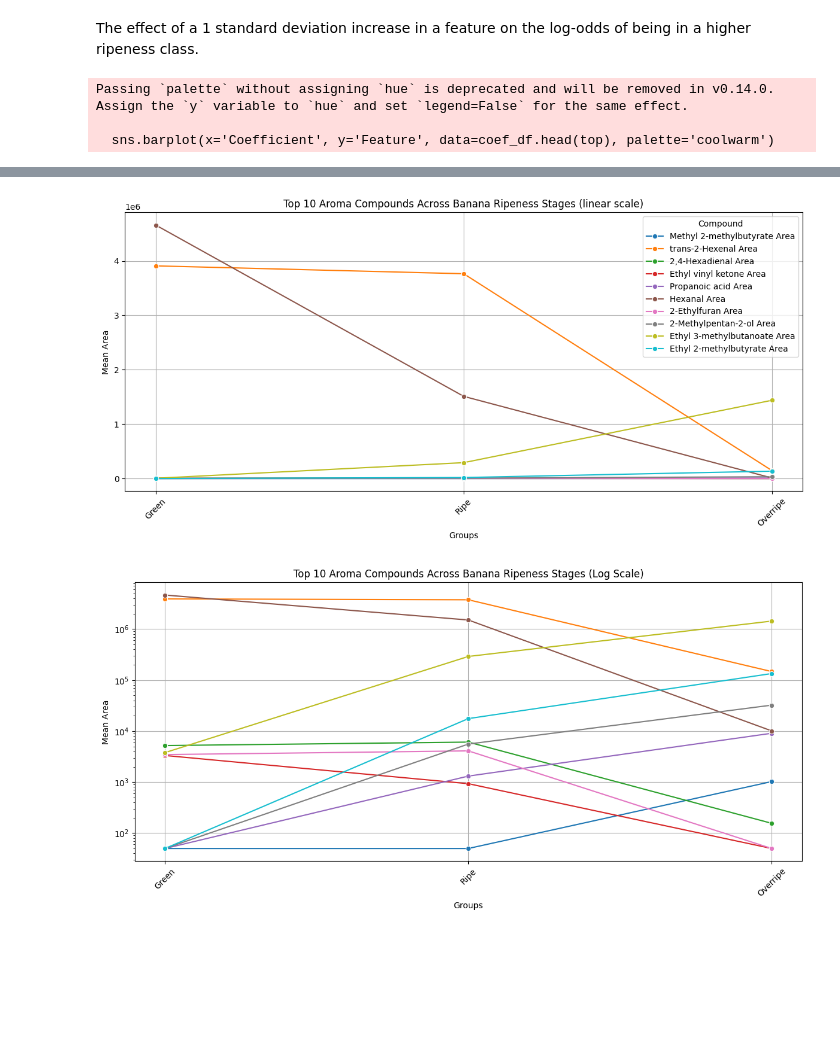
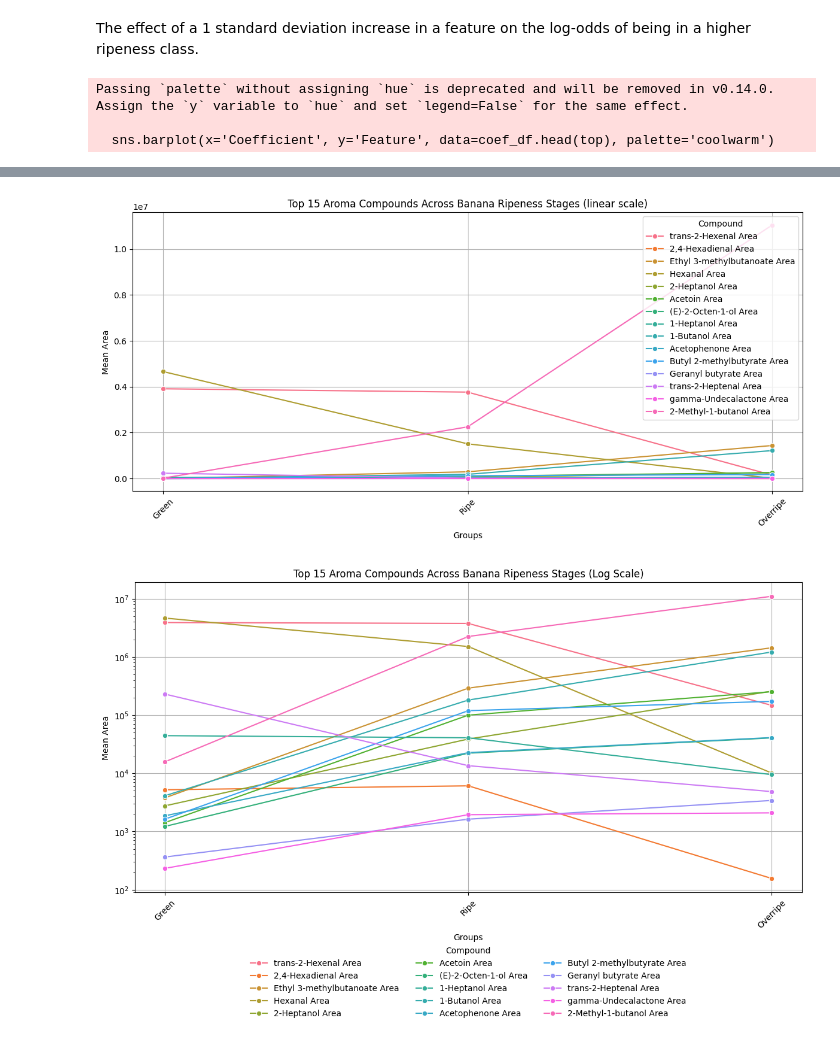
Before and after one commit to subarumuroi/downstream_analysis, a Jupyter notebook: banana ordinal regression.ipynb, the cells around one changed output, grey strips where cells are left out. Cells and saved outputs as stored; diff of their text form; code cells hidden in the pictures; blank space fills up the shorter version.

```diff
--- a/banana ordinal regression.ipynb
+++ b/banana ordinal regression.ipynb
@@ -10,14 +12,26 @@ from mord import LogisticAT  # Ordinal regression model
 
 
 # parameter: this can be adjusted to show the number of top values to display in figures
-top = 10
+top = 15
 
+'''
+Choice here between filled data or non-filled
+'''
+# Load the dataset (group impute, nans filled with pseudocount)
+#df = pd.read_csv("badata_imputed_filled.csv")
 
-# Load the dataset
-df = pd.read_csv("badata_imputed_filled.csv")
+df = pd.read_csv('badata_imputed.csv')
+'''
+pick the preproces file carefully
+'''
+
 
 # Drop the first unnamed column as it's an index
 df = df.drop(columns=[df.columns[0]])
+
+# Drop any columns with NaN
+# this will do nothing for filled data
+df = df.dropna(axis=1)
 
 # Separate features and target
 target = df['Groups']
@@ -28,11 +42,12 @@ ordinal_map = {'Green': 0, 'Ripe': 1, 'Overripe': 2}
 y = target.map(ordinal_map).values
 
 #log features
-X_log = np.log(features)
+X_log = np.log10(features)
 
 # scale values
 scaler = MinMaxScaler()
 X = scaler.fit_transform(X_log)
+
 
 # Fit ordinal regression model
 model = LogisticAT()
@@ -61,6 +76,7 @@ plt.show()
 top_features = coef_df.head(top)['Feature'].values
 
 # Calculate mean values of top features grouped by ripeness
+# reset index here ensures the y axis values are in original abundance space
 grouped_means = df.groupby('Groups')[top_features].mean().reset_index()
 
 # Melt the dataframe for plotting
@@ -79,13 +95,20 @@ plt.tight_layout()
 plt.show()
 
 # 2nd plot with log scale as data is compressed at bottom
-plt.figure(figsize=(12, 6))
+plt.figure(figsize=(12, 8))
 sns.lineplot(data=melted_df, x='Groups', y='Mean Area', hue='Compound', marker='o')
 plt.yscale('log')
 plt.title(f'Top {top} Aroma Compounds Across Banana Ripeness Stages (Log Scale)')
 plt.xticks(rotation=45)
 plt.grid(True)
-plt.legend([],[], frameon=False)  # removes the legend
+#plt.legend([],[], frameon=False)  # removes the legend
+plt.legend(
+    loc='upper center',
+    bbox_to_anchor=(0.5, -0.15),  # center it below the plot
+    ncol=3,                       # number of columns (adjust as needed)
+    title="Compound",
+    frameon=False
+)
 plt.tight_layout()
 #plt.savefig("top_compounds_lineplot(log).png")
 plt.show()
@@ -97,2 +120,2 @@ Passing `palette` without assigning `hue` is deprecated and will be removed in v
-[figure, old version]
+[figure, new version]
-[figure, old version]
+[figure, new version]
```
Also changed, not shown: parts of 1 cell of this notebook, 1 other file.
